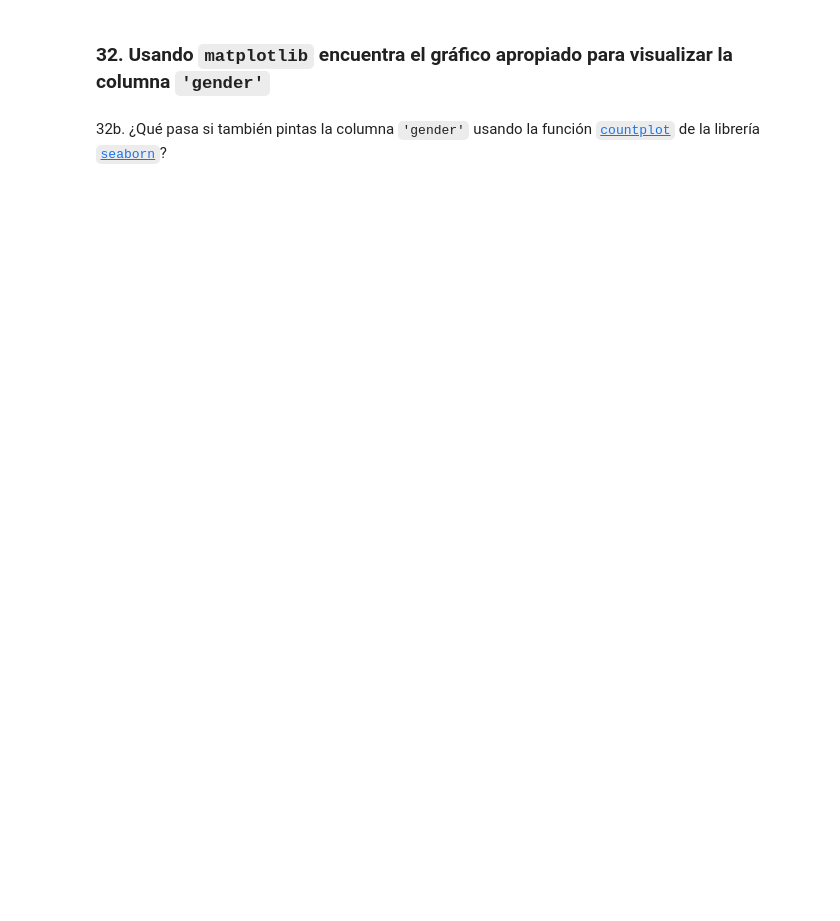
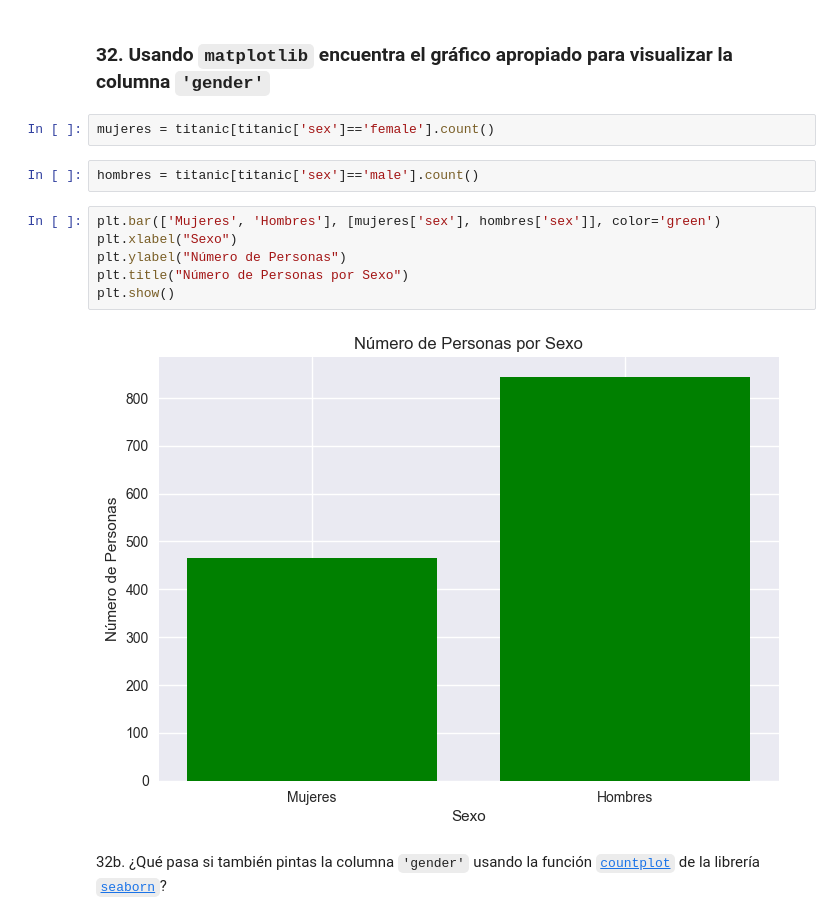
Before and after one commit to javipiazza94/Data-Science-TBB, a Jupyter notebook: THE_BRIDGE_DS_BC/2-Data Analytics/4-Pandas/Ejercicios/10-titanic/Titanic.ipynb, the cells around one changed output. Saved outputs shown, nothing was run; the diff lists cells and outputs as text; blank space fills up the shorter version.

```diff
--- a/THE_BRIDGE_DS_BC/2-Data Analytics/4-Pandas/Ejercicios/10-titanic/Titanic.ipynb
+++ b/THE_BRIDGE_DS_BC/2-Data Analytics/4-Pandas/Ejercicios/10-titanic/Titanic.ipynb
@@ -426,4 +533,16 @@ import matplotlib.pyplot as plt
 # %% [markdown]
 ### 32. Usando `matplotlib` encuentra el gráfico apropiado para visualizar la columna `'gender'`
+# %%
+mujeres = titanic[titanic['sex']=='female'].count()
+# %%
+hombres = titanic[titanic['sex']=='male'].count()
+# %%
+plt.bar(['Mujeres', 'Hombres'], [mujeres['sex'], hombres['sex']], color='green')
+plt.xlabel("Sexo")
+plt.ylabel("Número de Personas")
+plt.title("Número de Personas por Sexo")
+plt.show()
+# %% [output]
+[figure, added]
 # %% [markdown]
 32b. ¿Qué pasa si también pintas la columna `'gender'` usando la función [`countplot`](https://seaborn.pydata.org/generated/seaborn.countplot.html) de la librería [`seaborn`](https://seaborn.pydata.org/)?
```
Also changed, not shown: parts of 22 cells of this notebook, 1 other file.
